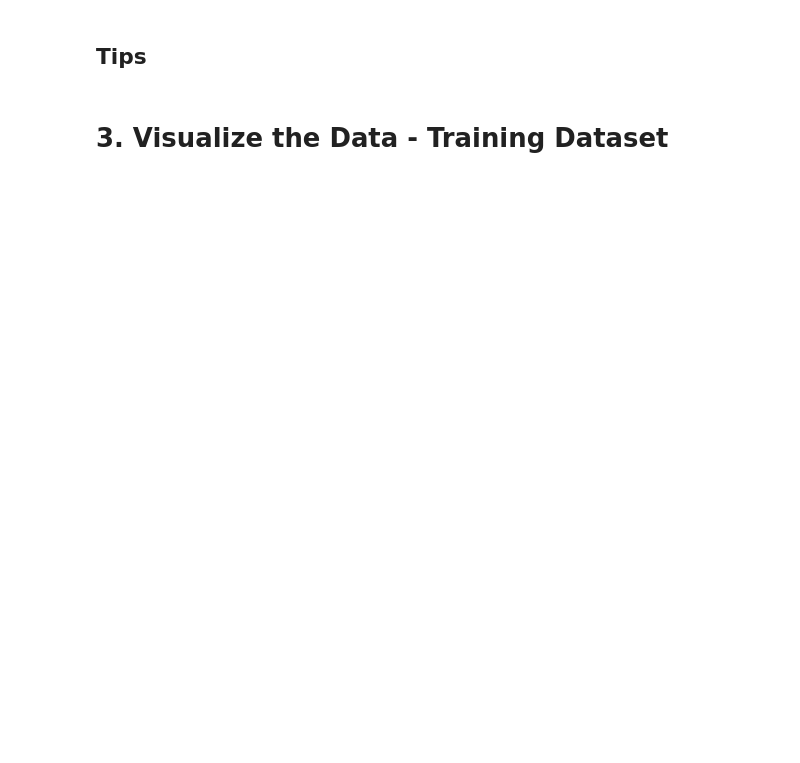
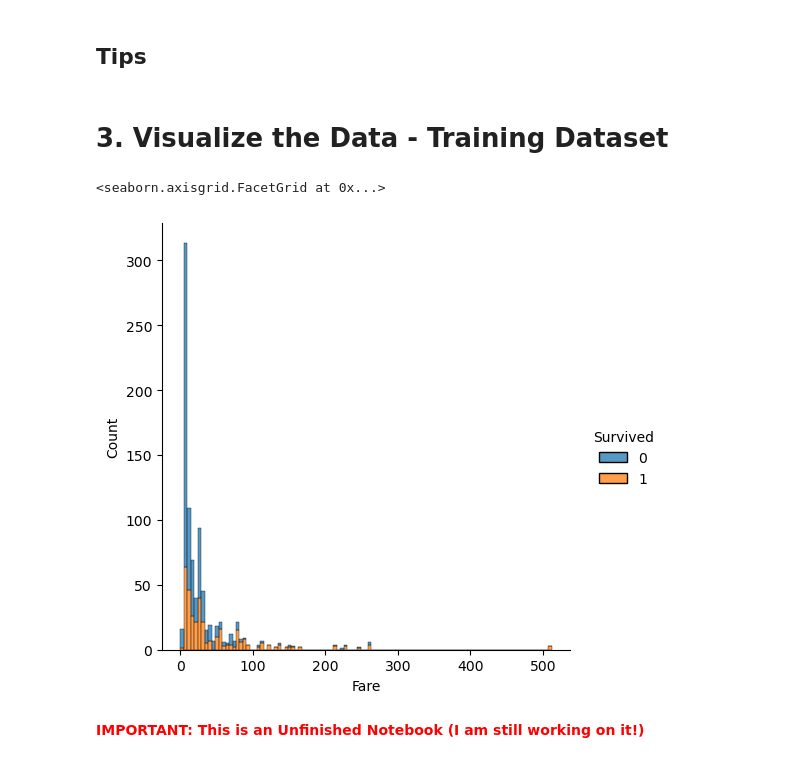
Before and after one commit to RamsesMDLC/Kaggle_Competitions, a Jupyter notebook: titanic-logistic-regression-model.ipynb, the cells around one changed output. Drawn from its saved outputs; the diff is of its cells as text; code cells hidden in the pictures; blank space fills up the shorter version.

Commit message:
Kaggle Notebook | Titanic - Logistic Regression Model | Version 5

```diff
--- a/titanic-logistic-regression-model.ipynb
+++ b/titanic-logistic-regression-model.ipynb
@@ -138,0 +121,7 @@ plt.show()
+# %%
+sns.displot(training_data, x="Fare", hue="Survived", multiple="stack")
+# %% [output]
+<seaborn.axisgrid.FacetGrid at 0x...>
+[figure, added]
+# %% [markdown]
+<span style="color:red">__IMPORTANT: This is an Unfinished Notebook (I am still working on it!)__</span>
```
Also changed, not shown: parts of 3 cells of this notebook.
